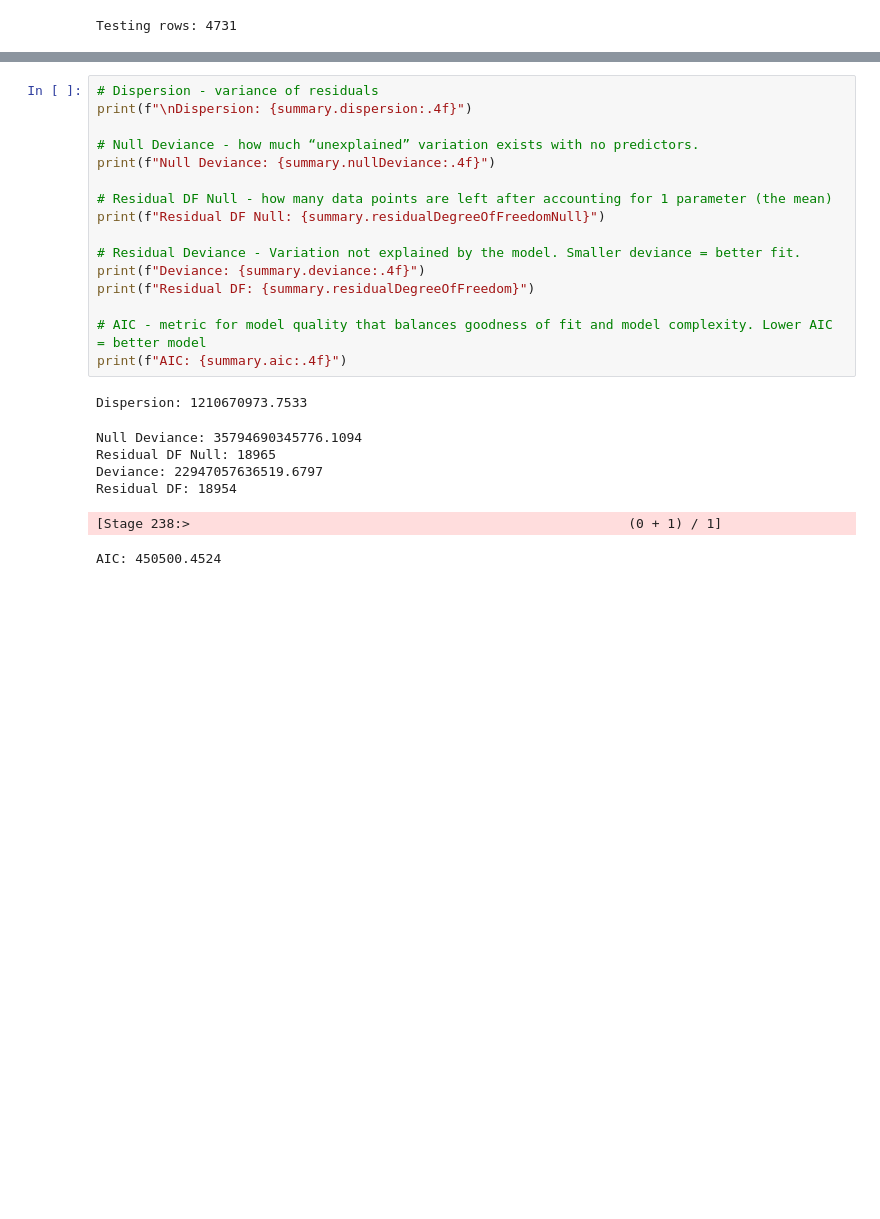
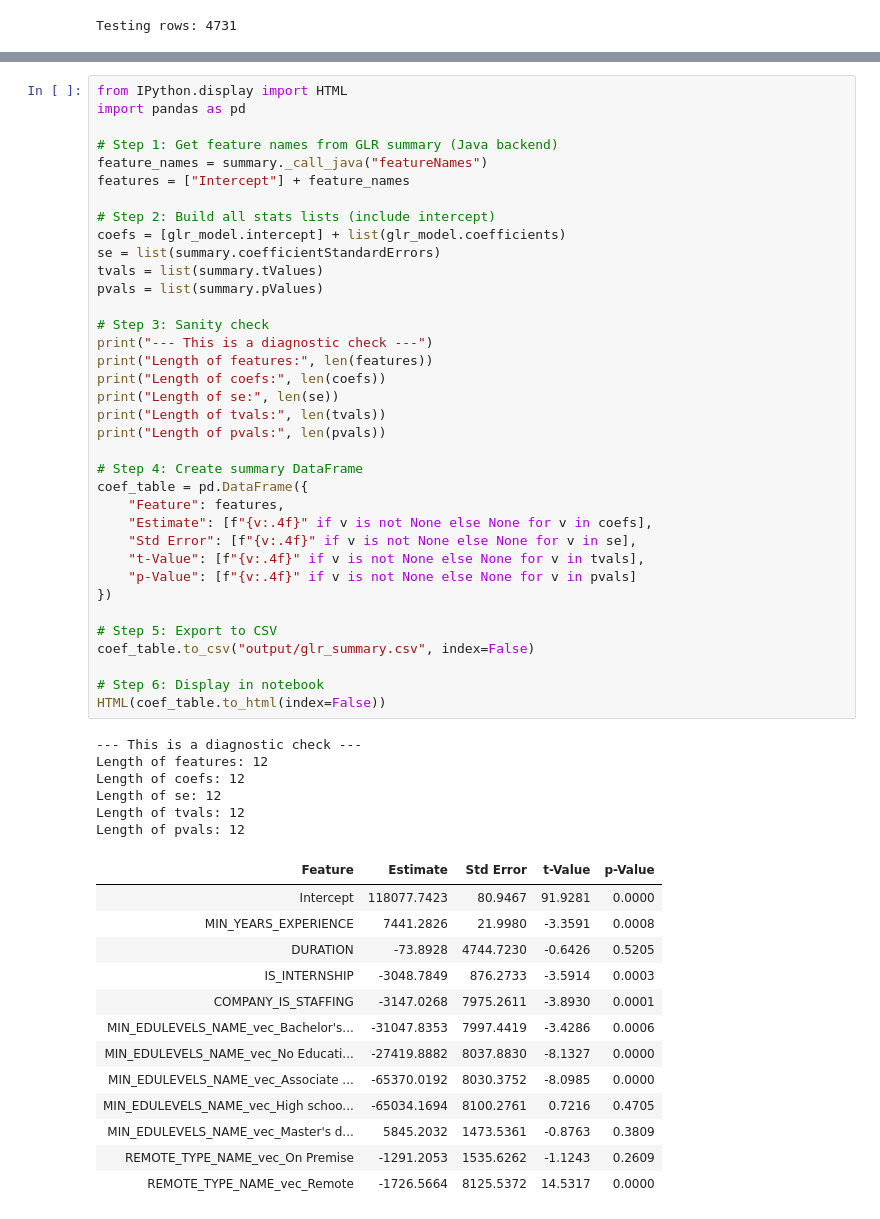
Before and after one commit to met-ad-688/assignment-04-leoliu36, a Jupyter notebook: assignment04-leoliu36.ipynb, the cells around one changed output, grey strips where cells are left out. Cells and saved outputs as stored; diff of their text form; blank space fills up the shorter version.

Commit message:
added regression summary

```diff
--- a/assignment04-leoliu36.ipynb
+++ b/assignment04-leoliu36.ipynb
@@ -500,24 +519,56 @@ print("P Values:", [f"{val:.4f}" for val in summary.pValues])
-# %%
-# Dispersion - variance of residuals
-print(f"\nDispersion: {summary.dispersion:.4f}")
-
-# Null Deviance - how much “unexplained” variation exists with no predictors.
-print(f"Null Deviance: {summary.nullDeviance:.4f}")
-
-# Residual DF Null - how many data points are left after accounting for 1 parameter (the mean)
-print(f"Residual DF Null: {summary.residualDegreeOfFreedomNull}")
-
-# Residual Deviance - Variation not explained by the model. Smaller deviance = better fit.
-print(f"Deviance: {summary.deviance:.4f}")
-print(f"Residual DF: {summary.residualDegreeOfFreedom}")
-
-# AIC - metric for model quality that balances goodness of fit and model complexity. Lower AIC = better model
-print(f"AIC: {summary.aic:.4f}")
-# %% [output]
-Dispersion: 1210670973.7533
-Null Deviance: 35794690345776.1094
-Residual DF Null: 18965
-Deviance: 22947057636519.6797
-Residual DF: 18954
-[Stage 238:>                                                        (0 + 1) / 1]
-AIC: 450500.4524
+# %%
+from IPython.display import HTML
+import pandas as pd
+
+# Step 1: Get feature names from GLR summary (Java backend)
+feature_names = summary._call_java("featureNames")
+features = ["Intercept"] + feature_names
+
+# Step 2: Build all stats lists (include intercept)
+coefs = [glr_model.intercept] + list(glr_model.coefficients)
+se = list(summary.coefficientStandardErrors)
+tvals = list(summary.tValues)
+pvals = list(summary.pValues)
+
+# Step 3: Sanity check
+print("--- This is a diagnostic check ---")
+print("Length of features:", len(features))
+print("Length of coefs:", len(coefs))
+print("Length of se:", len(se))
+print("Length of tvals:", len(tvals))
+print("Length of pvals:", len(pvals))
+
+# Step 4: Create summary DataFrame
+coef_table = pd.DataFrame({
+    "Feature": features,
+    "Estimate": [f"{v:.4f}" if v is not None else None for v in coefs],
+    "Std Error": [f"{v:.4f}" if v is not None else None for v in se],
+    "t-Value": [f"{v:.4f}" if v is not None else None for v in tvals],
+    "p-Value": [f"{v:.4f}" if v is not None else None for v in pvals]
+})
+
+# Step 5: Export to CSV
+coef_table.to_csv("output/glr_summary.csv", index=False)
+
+# Step 6: Display in notebook
+HTML(coef_table.to_html(index=False))
+# %% [output]
+--- This is a diagnostic check ---
+Length of features: 12
+Length of coefs: 12
+Length of se: 12
+Length of tvals: 12
+Length of pvals: 12
+| Feature | Estimate | Std Error | t-Value | p-Value |
+| Intercept | 118077.7423 | 80.9467 | 91.9281 | 0.0000 |
+| MIN_YEARS_EXPERIENCE | 7441.2826 | 21.9980 | -3.3591 | 0.0008 |
+| DURATION | -73.8928 | 4744.7230 | -0.6426 | 0.5205 |
+| IS_INTERNSHIP | -3048.7849 | 876.2733 | -3.5914 | 0.0003 |
+| COMPANY_IS_STAFFING | -3147.0268 | 7975.2611 | -3.8930 | 0.0001 |
+| MIN_EDULEVELS_NAME_vec_Bachelor's... | -31047.8353 | 7997.4419 | -3.4286 | 0.0006 |
+| MIN_EDULEVELS_NAME_vec_No Educati... | -27419.8882 | 8037.8830 | -8.1327 | 0.0000 |
+| MIN_EDULEVELS_NAME_vec_Associate ... | -65370.0192 | 8030.3752 | -8.0985 | 0.0000 |
+| MIN_EDULEVELS_NAME_vec_High schoo... | -65034.1694 | 8100.2761 | 0.7216 | 0.4705 |
+| MIN_EDULEVELS_NAME_vec_Master's d... | 5845.2032 | 1473.5361 | -0.8763 | 0.3809 |
+| REMOTE_TYPE_NAME_vec_On Premise | -1291.2053 | 1535.6262 | -1.1243 | 0.2609 |
+| REMOTE_TYPE_NAME_vec_Remote | -1726.5664 | 8125.5372 | 14.5317 | 0.0000 |
```
Also changed, not shown: parts of 2 cells of this notebook, 1 other file.
